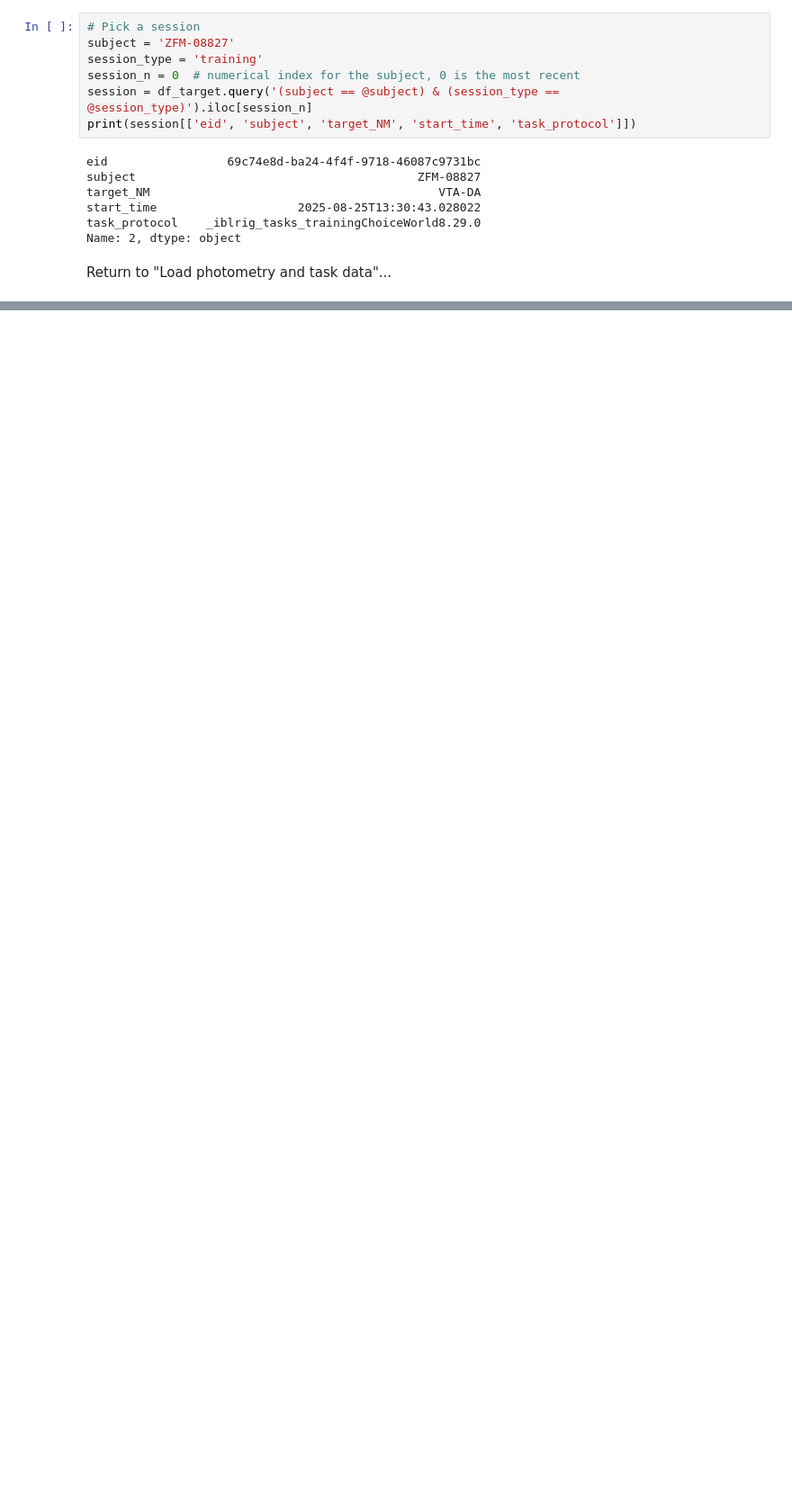
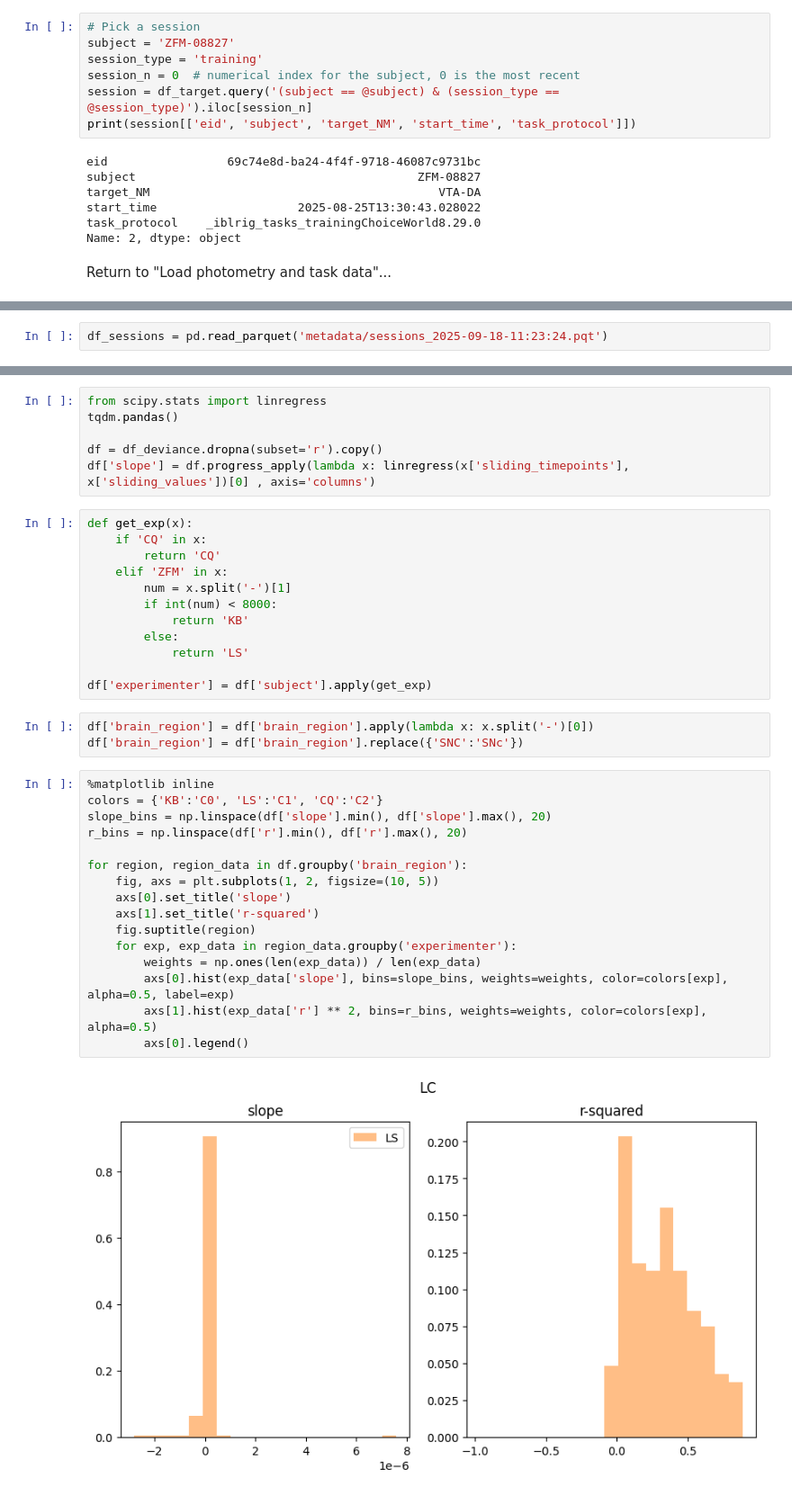
Before and after one commit to davcrom/ibl_neuromodulators, a Jupyter notebook: 01_session_viewer.ipynb, the cells around one changed output, grey strips where cells are left out. Shown at 90% size. Saved outputs shown, nothing was run; the diff lists cells and outputs as text; blank space fills up the shorter version.

```diff
--- a/01_session_viewer.ipynb
+++ b/01_session_viewer.ipynb
@@ -204,0 +340,2 @@ Return to "Load photometry and task data"...
+# %%
+df_sessions = pd.read_parquet('metadata/sessions_2025-09-18-11:23:24.pqt')
@@ -204,0 +510,39 @@ Return to "Load photometry and task data"...
+# %%
+from scipy.stats import linregress
+tqdm.pandas()
+
+df = df_deviance.dropna(subset='r').copy()
+df['slope'] = df.progress_apply(lambda x: linregress(x['sliding_timepoints'], x['sliding_values'])[0] , axis='columns')
+# %%
+def get_exp(x):
+    if 'CQ' in x:
+        return 'CQ'
+    elif 'ZFM' in x:
+        num = x.split('-')[1]
+        if int(num) < 8000:
+            return 'KB'
+        else:
+            return 'LS'
+
+df['experimenter'] = df['subject'].apply(get_exp)
+# %%
+df['brain_region'] = df['brain_region'].apply(lambda x: x.split('-')[0])
+df['brain_region'] = df['brain_region'].replace({'SNC':'SNc'})
+# %%
+%matplotlib inline
+colors = {'KB':'C0', 'LS':'C1', 'CQ':'C2'}
+slope_bins = np.linspace(df['slope'].min(), df['slope'].max(), 20)
+r_bins = np.linspace(df['r'].min(), df['r'].max(), 20)
+
+for region, region_data in df.groupby('brain_region'):
+    fig, axs = plt.subplots(1, 2, figsize=(10, 5))
+    axs[0].set_title('slope')
+    axs[1].set_title('r-squared')
+    fig.suptitle(region)
+    for exp, exp_data in region_data.groupby('experimenter'):
+        weights = np.ones(len(exp_data)) / len(exp_data)
+        axs[0].hist(exp_data['slope'], bins=slope_bins, weights=weights, color=colors[exp], alpha=0.5, label=exp)
+        axs[1].hist(exp_data['r'] ** 2, bins=r_bins, weights=weights, color=colors[exp], alpha=0.5)
+        axs[0].legend()
+# %% [output]
+[figure, added]
```
Also changed, not shown: parts of 32 cells of this notebook, 4 other files.
